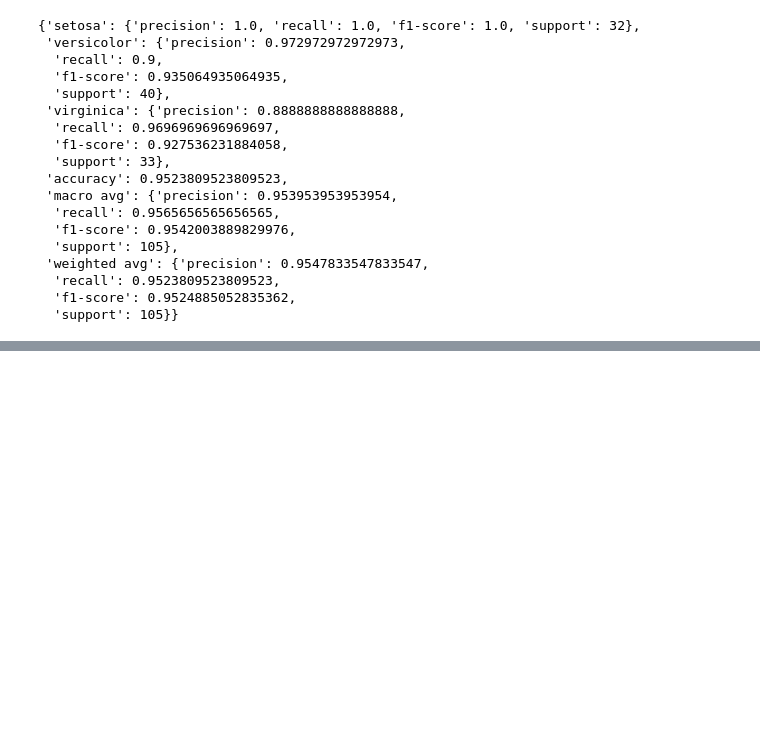
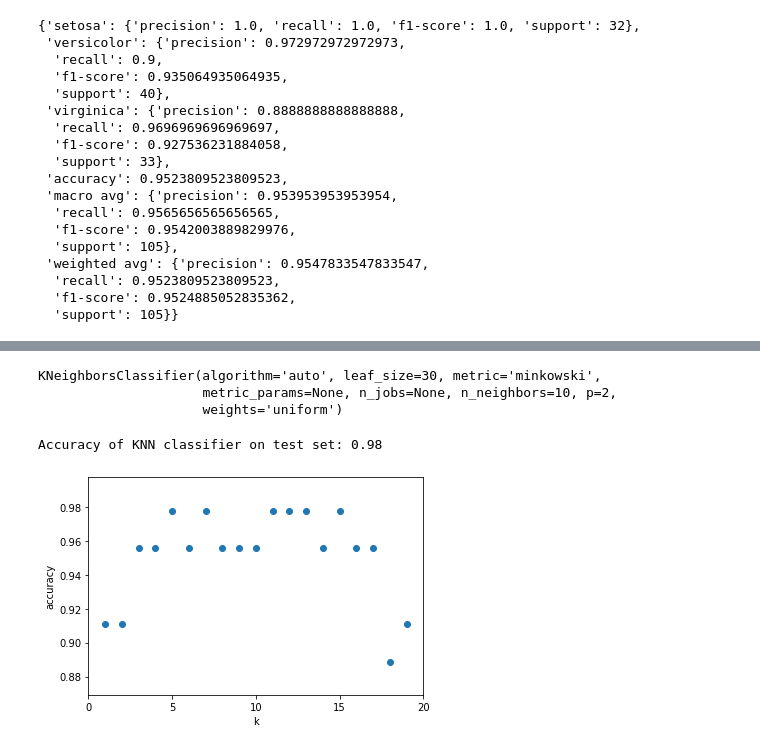
Before and after one commit to Johndsalas/ds-methodologies-exercises, a Jupyter notebook: classification/model.ipynb, the cells around one changed output, grey strips where cells are left out. Cells and saved outputs as stored; diff of their text form; code cells hidden in the pictures; blank space fills up the shorter version.

```diff
--- a/classification/model.ipynb
+++ b/classification/model.ipynb
@@ -163,0 +453,5 @@ cr
+# %%
+# create object
+knn = KNeighborsClassifier(n_neighbors=5, weights='uniform')
+# fit data to object
+knn.fit(X_train, y_train)
@@ -163,0 +493,5 @@ cr
+# %%
+# create object
+knn = KNeighborsClassifier(n_neighbors=10, weights='uniform')
+# fit data to object
+knn.fit(X_train, y_train)
@@ -163,0 +524,5 @@ cr
+# %%
+# create object
+knn = KNeighborsClassifier(n_neighbors=20, weights='uniform')
+# fit data to object
+knn.fit(X_train, y_train)
@@ -163,0 +567,29 @@ cr
+# %%
+# create object
+knn = KNeighborsClassifier(n_neighbors=10, weights='uniform')
+# fit data to object
+knn.fit(x_test,y_test)
+# %% [output]
+KNeighborsClassifier(algorithm='auto', leaf_size=30, metric='minkowski',
+                     metric_params=None, n_jobs=None, n_neighbors=10, p=2,
+                     weights='uniform')
+# %%
+print('Accuracy of KNN classifier on test set: {:.2f}'.format(knn.score(X_test, y_test)))
+# %% [output]
+Accuracy of KNN classifier on test set: 0.98
+# %%
+import matplotlib.pyplot as plt
+k_range = range(1, 20)
+scores = []
+for k in k_range:
+    knn = KNeighborsClassifier(n_neighbors = k)
+    knn.fit(x_train, y_train)
+    scores.append(knn.score(x_test, y_test))
+plt.figure()
+plt.xlabel('k')
+plt.ylabel('accuracy')
+plt.scatter(k_range, scores)
+plt.xticks([0,5,10,15,20])
+plt.show()
+# %% [output]
+[figure, added]
```
Also changed, not shown: parts of 46 cells of this notebook, 1 other file.
